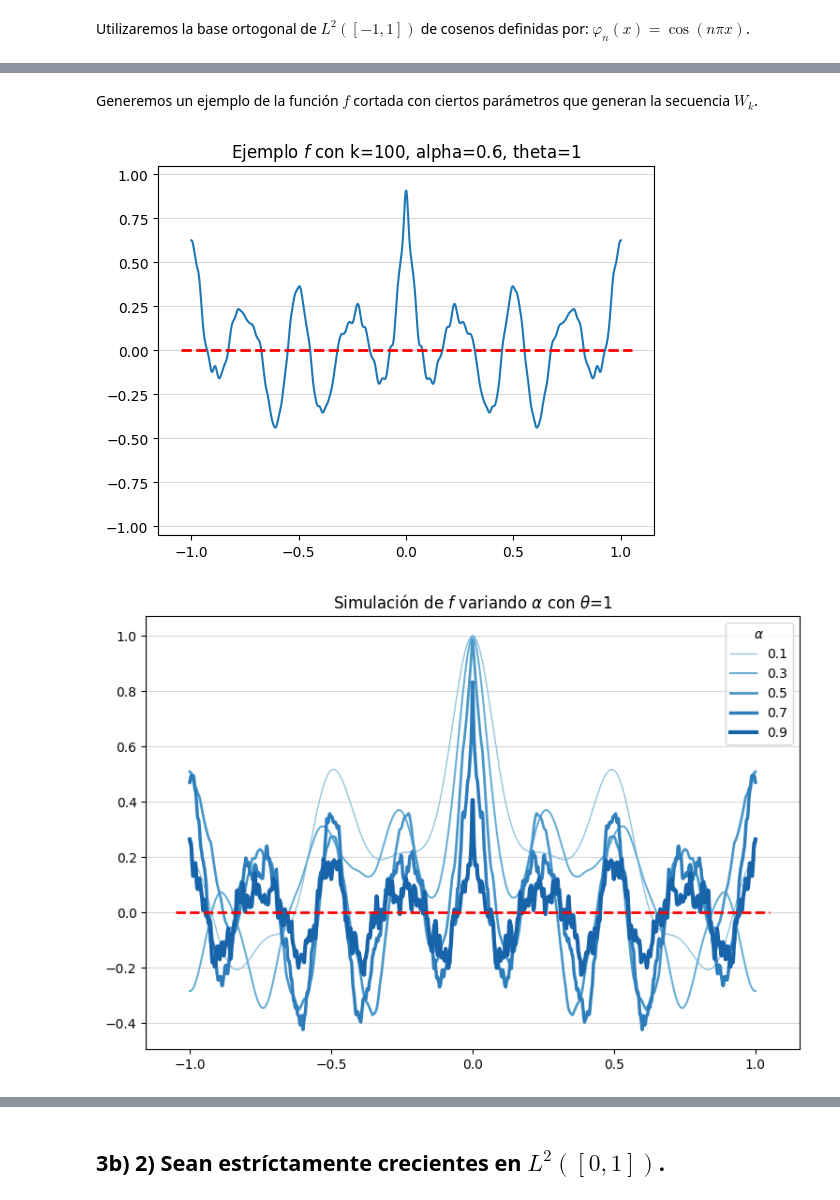
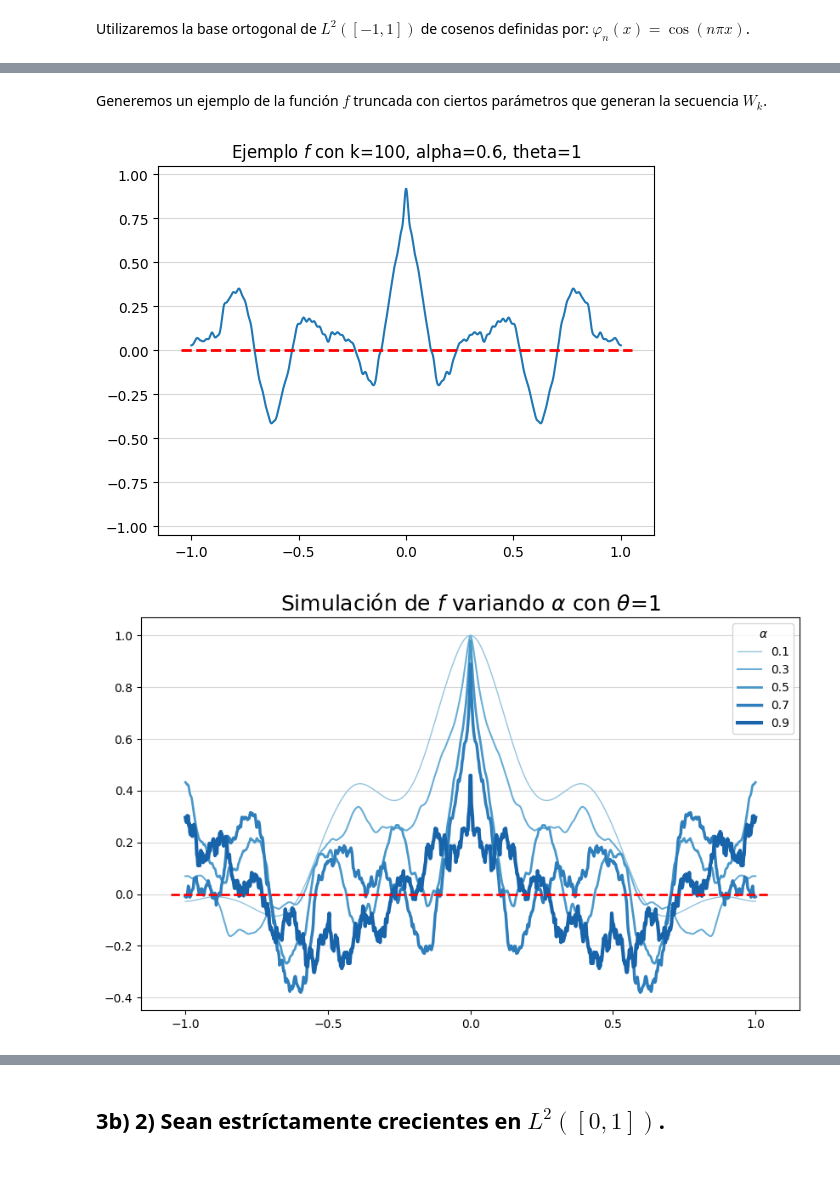
Before and after one commit to AlejandroVillazonG/MAT468, a Jupyter notebook: certamen/P3/P3_b.ipynb, the cells around one changed output, grey strips where cells are left out. Drawn from its saved outputs; the diff is of its cells as text; code cells hidden in the pictures; blank space fills up the shorter version.

Commit message:
P3b resultados
Signed-off-by: AlejandroVillazonG <alejandro.villazon@usm.cl>

```diff
--- a/certamen/P3/P3_b.ipynb
+++ b/certamen/P3/P3_b.ipynb
@@ -16,7 +16,7 @@ import matplotlib.pyplot as plt
 Definimos las funciones de la pregunta 3a) con la semilla fijada para hacer reproducibles los resultados.
 # %%
 def simular_seq_S_k(k, alpha, theta):
-    return np.random.RandomState(42).beta(1-alpha, theta+alpha*np.arange(1, k+1))
+    return np.random.RandomState(0).beta(1-alpha, theta+alpha*np.arange(1, k+1))
 
 def simular_seq_W_k(k, alpha, theta):
     Ss_k = simular_seq_S_k(k, alpha, theta)
@@ -51,5 +53,5 @@ plt.title('Algunas funciones de la base de cosenos');
 # %% [markdown]
-Generemos un ejemplo de la función $f$ cortada con ciertos parámetros que generan la secuencia $W_k$.
+Generemos un ejemplo de la función $f$ truncada con ciertos parámetros que generan la secuencia $W_k$.
 # %%
 k, alpha, theta = 100, 0.6, 1
 
@@ -62,23 +64,24 @@ plt.plot([-1.05,1.05], [0,0], ls='--', lw=2, c='r')
 plt.grid(alpha=0.5, axis='y')
 plt.title(f'Ejemplo $f$ con {k=}, {alpha=}, {theta=}');
 # %% [output]
-[figure, old version]
+[figure, new version]
 # %%
 k, theta = 1000, 1
 alphas = [0.1, 0.3, 0.5, 0.7, 0.9]
 
 x = np.linspace(-1,1,1_000)
-plt.figure(figsize=(9,6))
+plt.figure(figsize=(10,6))
 for i,alpha in enumerate(alphas):
     f = gen_f(cos, k, alpha, theta)
     plt.plot(x, f(x), label=f'{alpha}', lw=i/2+1, c=plt.cm.Blues((i+4)/(2*len(alphas))))
-plt.title(f'Simulación de $f$ variando $\\alpha$ con $\\theta$={theta}')
-#plt.ylim(-0.5,1.05)
+plt.title(f'Simulación de $f$ variando $\\alpha$ con $\\theta$={theta}', size=18)
 plt.plot([-1.05,1.05], [0,0], ls='--', lw=2, c='r')
 plt.grid(alpha=0.5, axis='y')
-plt.legend(title=r'$\alpha$');
+plt.legend(title=r'$\alpha$')
+path = 'C:/Users/Aleja/OneDrive - Universidad Técnica Federico Santa María/Material universidad/10sem 2023-2/MAT468/MAT468_github/certamen/P3/'
+plt.savefig(path+'P3b1_thetas.png');
 # %% [output]
-[figure, old version]
+[figure, new version]
 # %%
 k, alpha = 1000, .5
 thetas = [0.1, 1, 10, 100, 1000]
```
Also changed, not shown: parts of 13 cells of this notebook, 6 other files.
